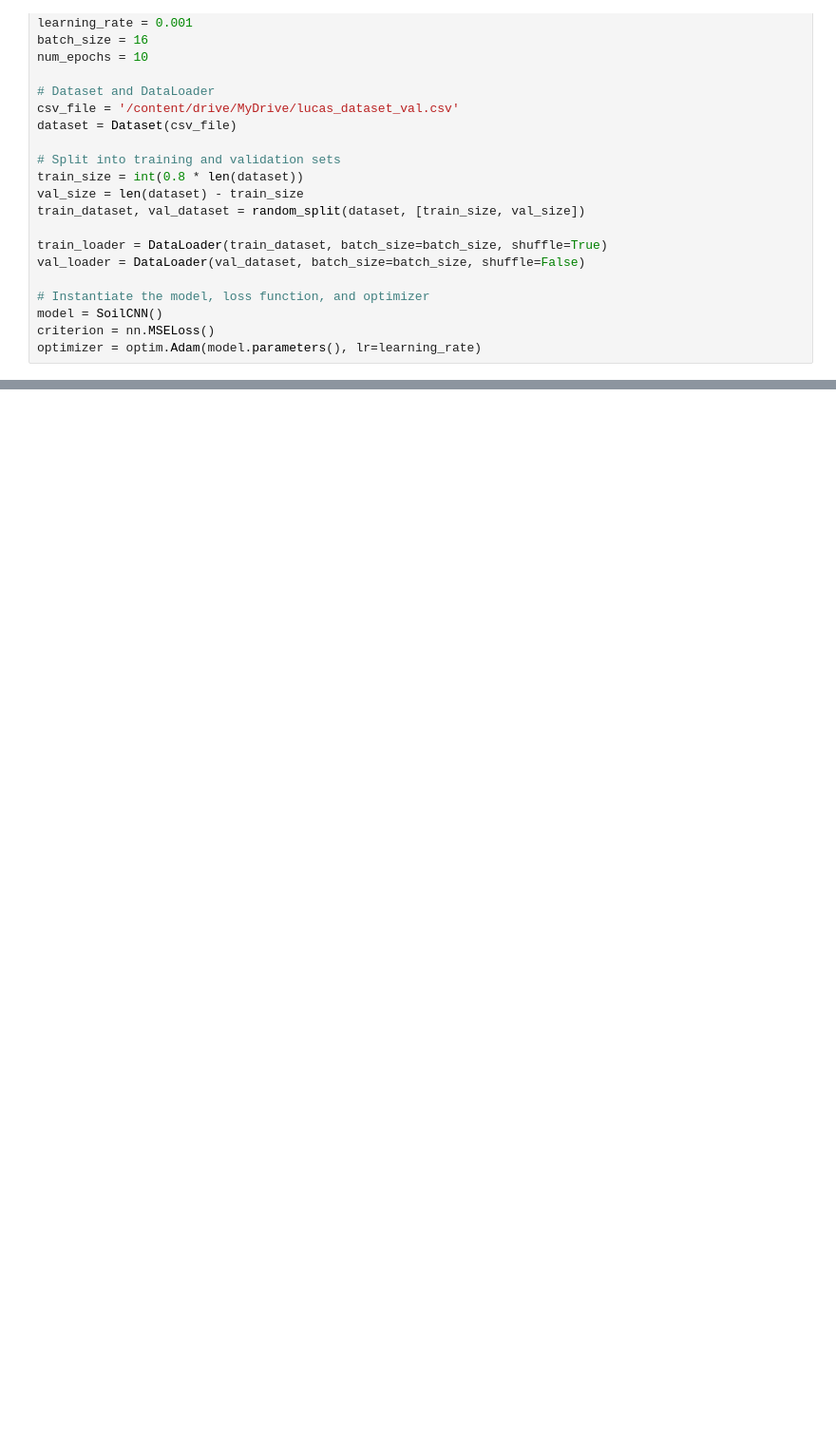
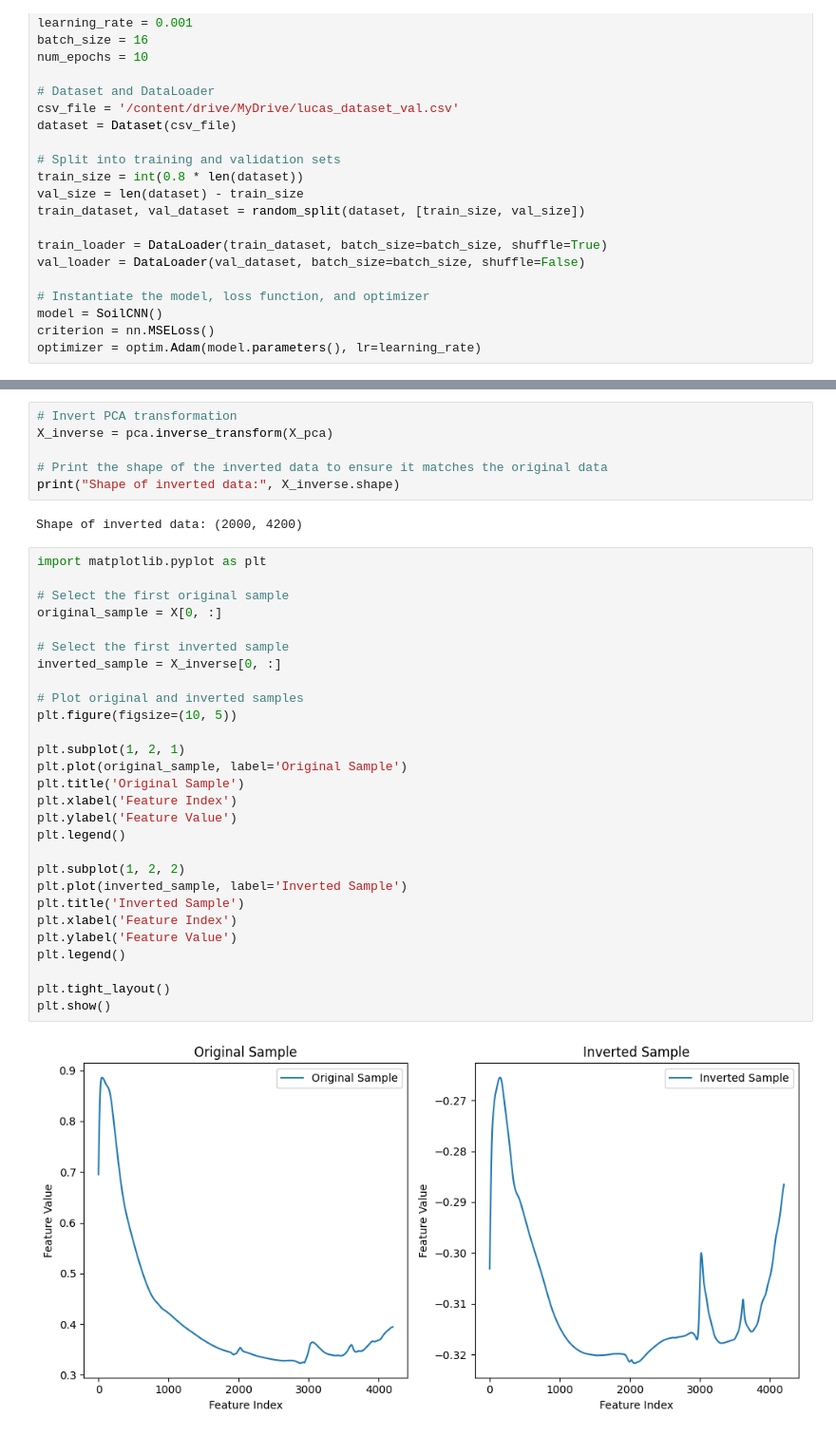
Before and after one commit to Hurri301/Advanced-Computational-Techniques-for-Big-Imaging-and-Signal-Data, a Jupyter notebook: lucas_Dataset.ipynb, the cells around one changed output, grey strips where cells are left out. Shown at 95% size. Saved outputs shown, nothing was run; the diff lists cells and outputs as text; blank space fills up the shorter version.

```diff
--- a/lucas_Dataset.ipynb
+++ b/lucas_Dataset.ipynb
@@ -191,0 +220,38 @@ Validation Loss: 4195.1645
+# %%
+# Invert PCA transformation
+X_inverse = pca.inverse_transform(X_pca)
+
+# Print the shape of the inverted data to ensure it matches the original data
+print("Shape of inverted data:", X_inverse.shape)
+# %% [output]
+Shape of inverted data: (2000, 4200)
+# %%
+import matplotlib.pyplot as plt
+
+# Select the first original sample
+original_sample = X[0, :]
+
+# Select the first inverted sample
+inverted_sample = X_inverse[0, :]
+
+# Plot original and inverted samples
+plt.figure(figsize=(10, 5))
+
+plt.subplot(1, 2, 1)
+plt.plot(original_sample, label='Original Sample')
+plt.title('Original Sample')
+plt.xlabel('Feature Index')
+plt.ylabel('Feature Value')
+plt.legend()
+
+plt.subplot(1, 2, 2)
+plt.plot(inverted_sample, label='Inverted Sample')
+plt.title('Inverted Sample')
+plt.xlabel('Feature Index')
+plt.ylabel('Feature Value')
+plt.legend()
+
+plt.tight_layout()
+plt.show()
+# %% [output]
+[figure, added]
```
Also changed, not shown: parts of 6 cells of this notebook.
